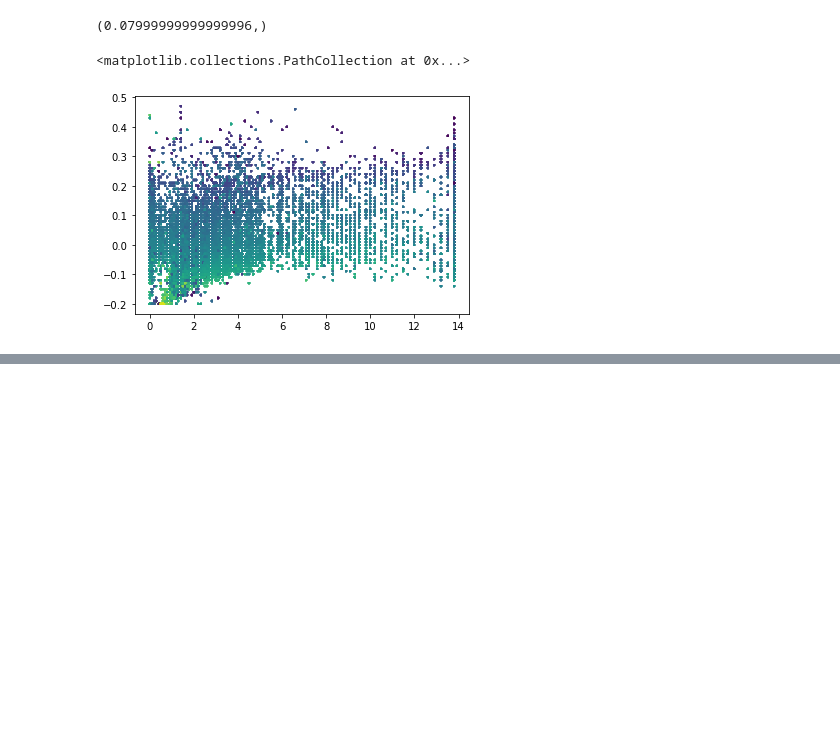
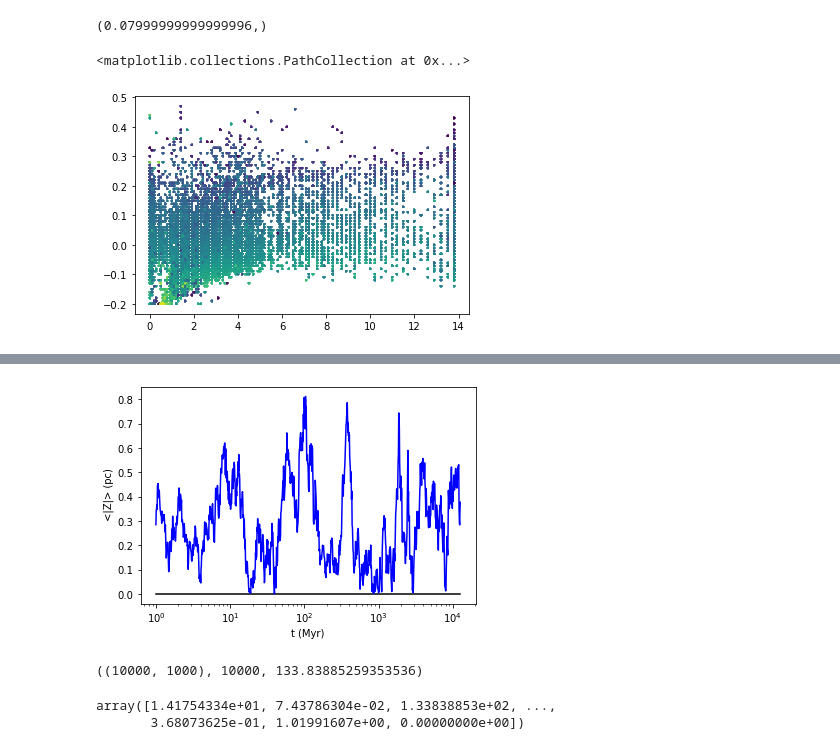
Before and after one commit to caganze/J1624, a Jupyter notebook: notebooks/kinematics.ipynb, the cells around one changed output, grey strips where cells are left out. Cells and saved outputs as stored; diff of their text form; code cells hidden in the pictures; blank space fills up the shorter version.

```diff
--- a/notebooks/kinematics.ipynb
+++ b/notebooks/kinematics.ipynb
@@ -144,0 +169,2 @@ fig = orbits.plot(color='#111111')
+# %%
+vx, vy, vz=orbits.v_xyz
@@ -153,0 +191,27 @@ mask2= np.logical_and(mask, data['FEH_ERR'] <0.2)
+# %%
+mean_vz=np.nanmedian(vz.to(u.km/u.s).value, axis=1)
+std_vz=vz.to(u.km/u.s).std(axis=1).to(u.km/u.s).value
+mean_z = np.nanmedian(orbits.cartesian.z.to(u.pc).value, axis=1)
+std_z=np.nanstd(orbits.cartesian.z.to(u.pc).value, axis=1)
+# %%
+weights= np.abs(orbits.cartesian.z.to(u.pc).value) <20
+# %%
+weighted_vz= np.nanmedian(vz.to(u.km/u.s).value*weights, axis=1)
+weighted_z= np.nanmedian(orbits.cartesian.z.to(u.pc).value*weights, axis=1)
+# %%
+fig, ax=plt.subplots()
+#for idx in np.random.choice(np.arange(0, 9000), 5000):
+h=ax.plot(orbits.t.value, abs(weighted_vz),
+       alpha=1.,  c='k')
+h=ax.plot(orbits.t.value, abs(mean_vz),
+       alpha=1.,  c='b')
+#ax.fill_between(orbits.t.value, mean_z - std_z, mean_z + std_z, alpha=0.2,
+#                color='r')
+#ax.axhline(coord.cartesian.z.to(u.pc).value)
+
+plt.xlabel('t (Myr)')
+plt.ylabel(r' <|Z|> (pc)')
+#plt.yscale('log')
+plt.xscale('log')
+# %% [output]
+[figure, added]
@@ -153,0 +220,9 @@ mask2= np.logical_and(mask, data['FEH_ERR'] <0.2)
+# %%
+np.shape(weights.T), len(total_time), total_time.max()
+# %% [output]
+((10000, 1000), 10000, 133.83885259353536)
+# %%
+total_time
+# %% [output]
+array([1.41754334e+01, 7.43786304e-02, 1.33838853e+02, ...,
+       3.68073625e-01, 1.01991607e+00, 0.00000000e+00])
```
Also changed, not shown: parts of 34 cells of this notebook, 12 other files.
